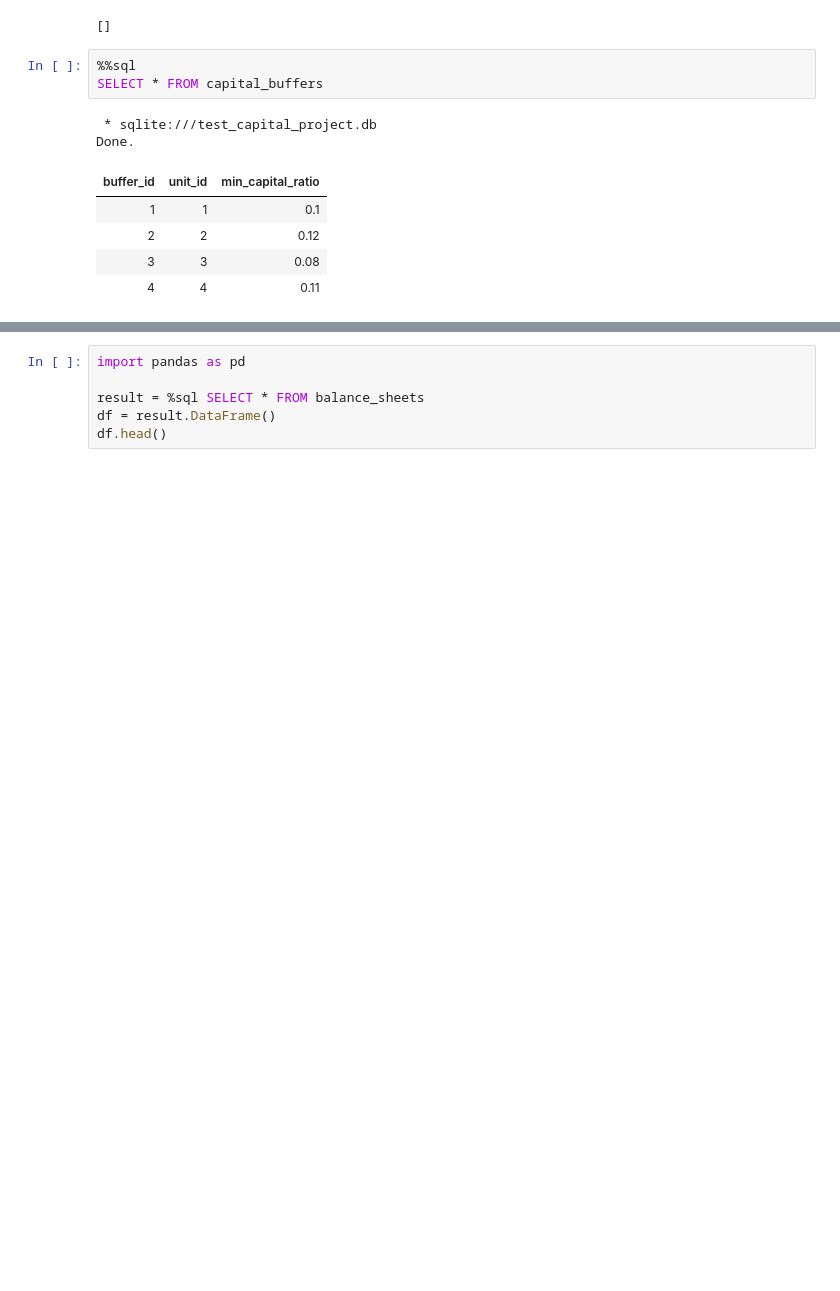
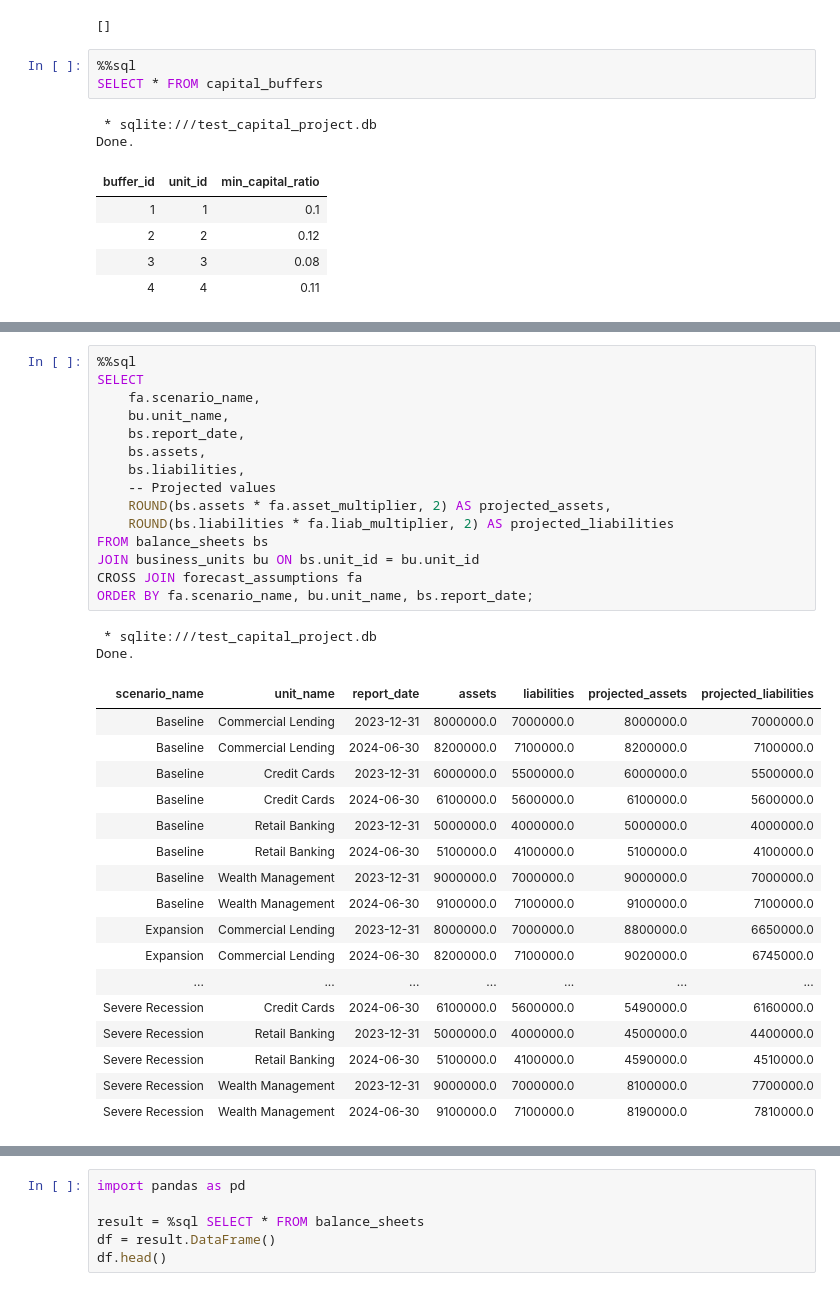
Before and after one commit to markizevbigie/capital-forecasting-microproject, a Jupyter notebook: capital_forecasting_microproject.ipynb, the cells around one changed output, grey strips where cells are left out. Saved outputs shown, nothing was run; the diff lists cells and outputs as text; blank space fills up the shorter version.

Commit message:
Table joins and capital ratio calculations

```diff
--- a/capital_forecasting_microproject.ipynb
+++ b/capital_forecasting_microproject.ipynb
@@ -171,0 +212,35 @@ INSERT INTO forecast_assumptions (assumption_id, scenario_name, asset_multiplier
+# %%
+%%sql
+SELECT
+    fa.scenario_name,
+    bu.unit_name,
+    bs.report_date,
+    bs.assets,
+    bs.liabilities,
+    -- Projected values
+    ROUND(bs.assets * fa.asset_multiplier, 2) AS projected_assets,
+    ROUND(bs.liabilities * fa.liab_multiplier, 2) AS projected_liabilities
+FROM balance_sheets bs
+JOIN business_units bu ON bs.unit_id = bu.unit_id
+CROSS JOIN forecast_assumptions fa
+ORDER BY fa.scenario_name, bu.unit_name, bs.report_date;
+# %% [output]
+ * sqlite:///test_capital_project.db
+Done.
+| scenario_name | unit_name | report_date | assets | liabilities | projected_assets | projected_liabilities |
+| Baseline | Commercial Lending | 2023-12-31 | 8000000.0 | 7000000.0 | 8000000.0 | 7000000.0 |
+| Baseline | Commercial Lending | 2024-06-30 | 8200000.0 | 7100000.0 | 8200000.0 | 7100000.0 |
+| Baseline | Credit Cards | 2023-12-31 | 6000000.0 | 5500000.0 | 6000000.0 | 5500000.0 |
+| Baseline | Credit Cards | 2024-06-30 | 6100000.0 | 5600000.0 | 6100000.0 | 5600000.0 |
+| Baseline | Retail Banking | 2023-12-31 | 5000000.0 | 4000000.0 | 5000000.0 | 4000000.0 |
+| Baseline | Retail Banking | 2024-06-30 | 5100000.0 | 4100000.0 | 5100000.0 | 4100000.0 |
+| Baseline | Wealth Management | 2023-12-31 | 9000000.0 | 7000000.0 | 9000000.0 | 7000000.0 |
+| Baseline | Wealth Management | 2024-06-30 | 9100000.0 | 7100000.0 | 9100000.0 | 7100000.0 |
+| Expansion | Commercial Lending | 2023-12-31 | 8000000.0 | 7000000.0 | 8800000.0 | 6650000.0 |
+| Expansion | Commercial Lending | 2024-06-30 | 8200000.0 | 7100000.0 | 9020000.0 | 6745000.0 |
+| ... | ... | ... | ... | ... | ... | ... |
+| Severe Recession | Credit Cards | 2024-06-30 | 6100000.0 | 5600000.0 | 5490000.0 | 6160000.0 |
+| Severe Recession | Retail Banking | 2023-12-31 | 5000000.0 | 4000000.0 | 4500000.0 | 4400000.0 |
+| Severe Recession | Retail Banking | 2024-06-30 | 5100000.0 | 4100000.0 | 4590000.0 | 4510000.0 |
+| Severe Recession | Wealth Management | 2023-12-31 | 9000000.0 | 7000000.0 | 8100000.0 | 7700000.0 |
+| Severe Recession | Wealth Management | 2024-06-30 | 9100000.0 | 7100000.0 | 8190000.0 | 7810000.0 |
```
Also changed, not shown: parts of 4 cells of this notebook, 1 other file.
